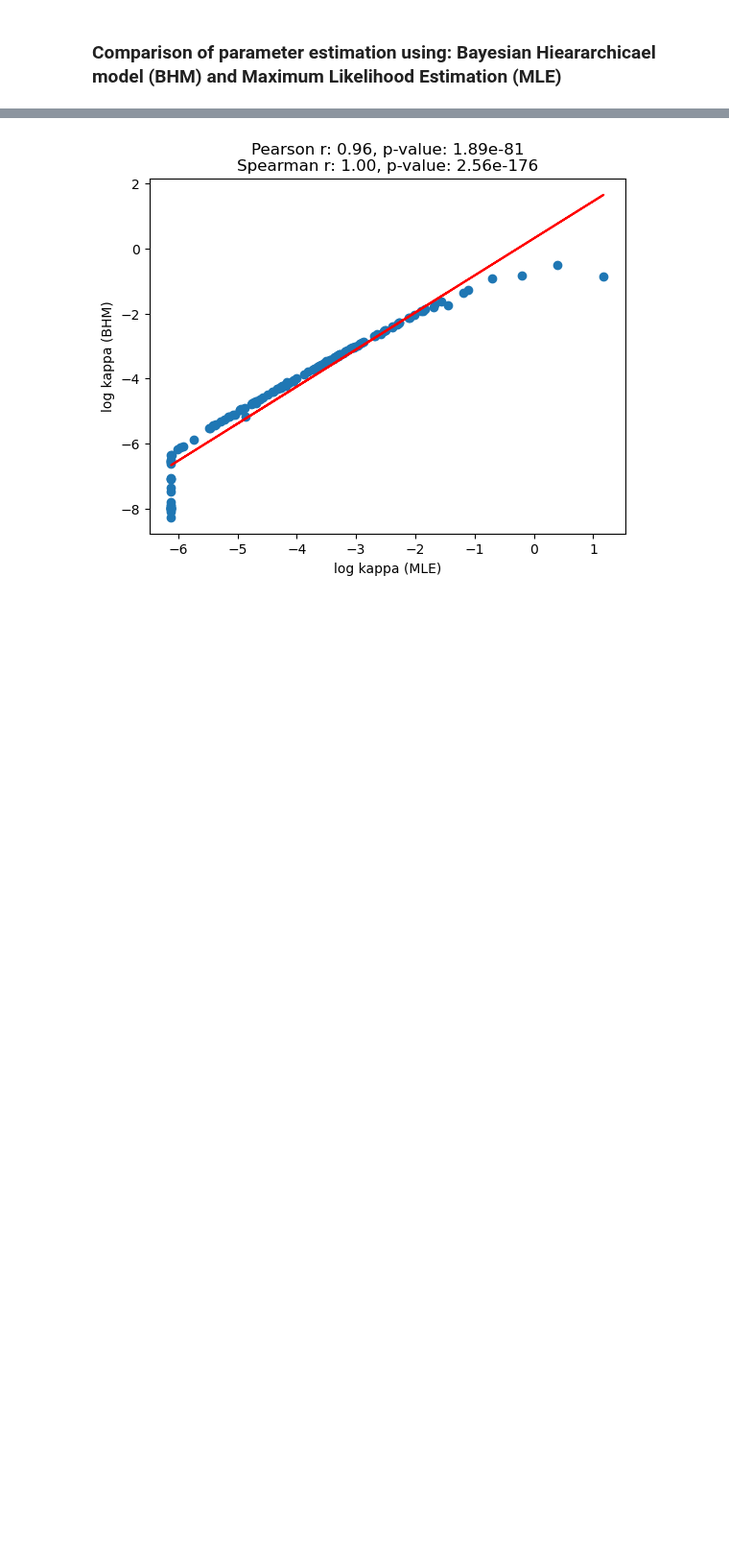
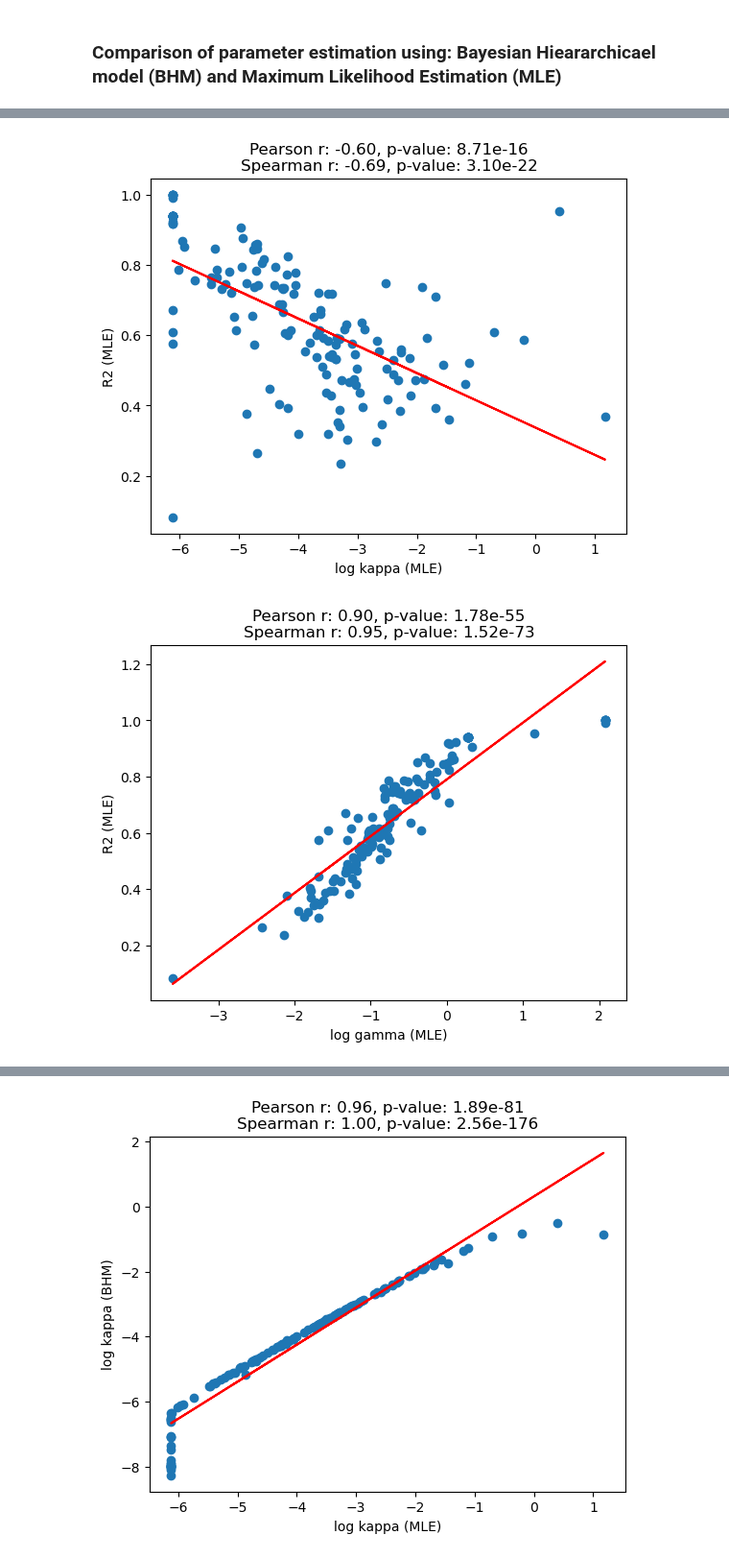
Before and after one commit to CDN-Lab/BH_model, a Jupyter notebook: BHM_MLE_correlation.ipynb, the cells around one changed output, grey strips where cells are left out. Shown at 96% size. Cells and saved outputs as stored; diff of their text form; code cells hidden in the pictures; blank space fills up the shorter version.

```diff
--- a/BHM_MLE_correlation.ipynb
+++ b/BHM_MLE_correlation.ipynb
@@ -38,3 +50,10 @@ df_mle[['subject','kappa','gamma']]
+# %%
+var_names=['kappa','gamma']
+for idx,var in enumerate(var_names):
+    plot_MLE_correlation(df_mle,idx=idx,var2='R2',var1=var)
+# %% [output]
+[figure, added]
+[figure, added]
 # %%
 def extract_mean(fn,var_names=['kappa','gamma'],nb_subjects=149):
     df = pd.read_csv(fn,index_col=0)
```
Also changed, not shown: parts of 4 cells of this notebook, 1 other file.
